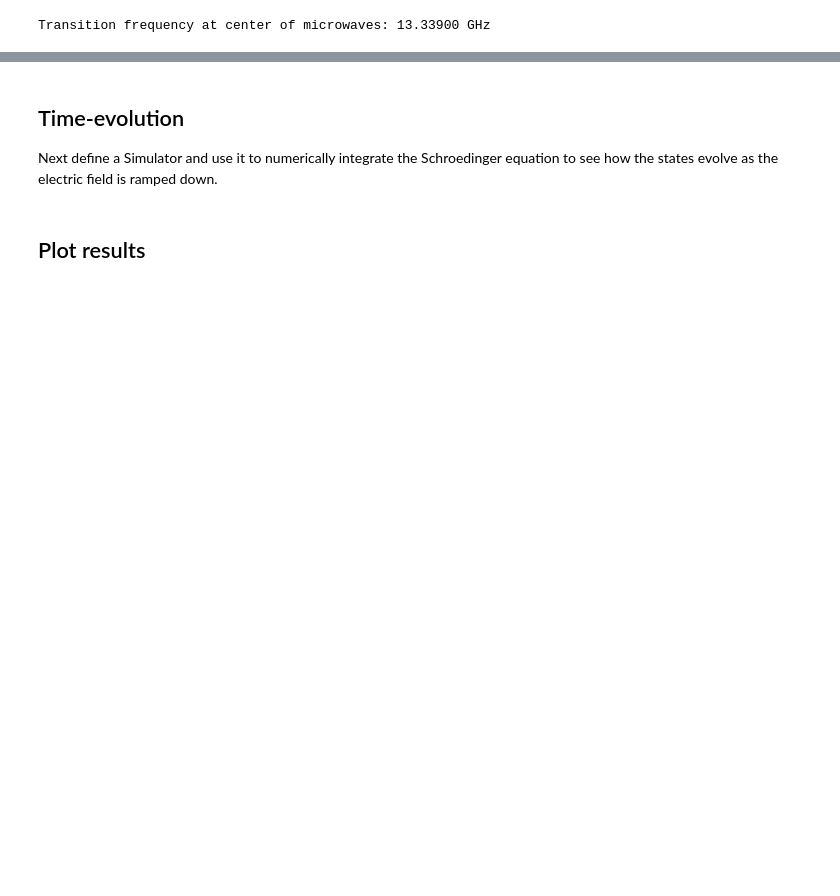
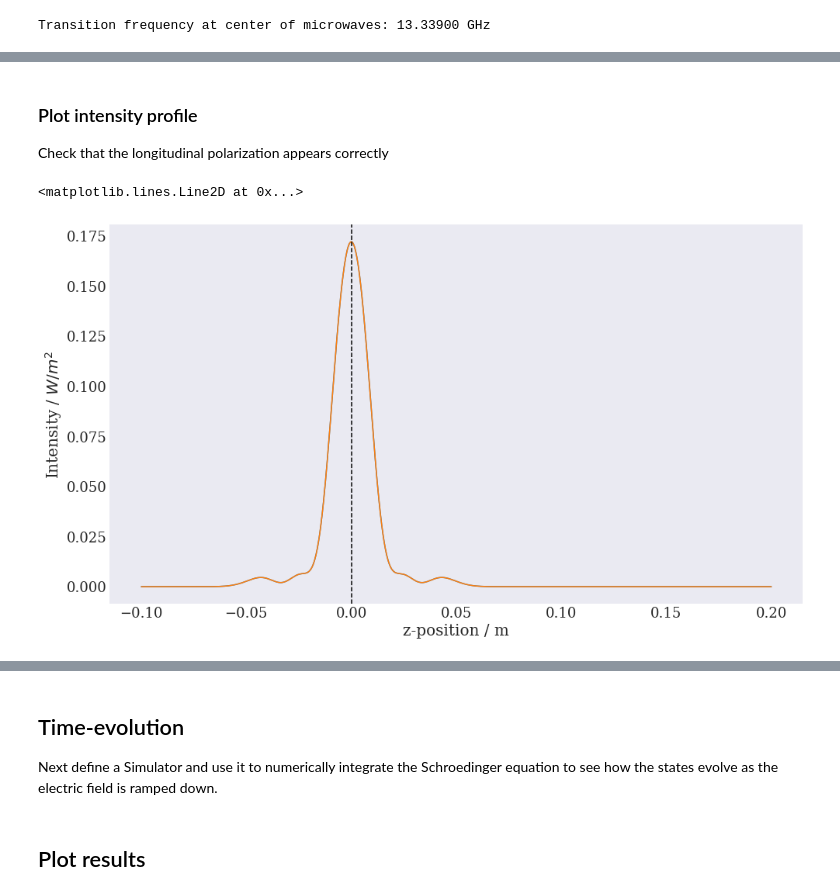
Before and after one commit to otimgren/centrex-state-prep, a Jupyter notebook: src/SPA1.ipynb, the cells around one changed output, grey strips where cells are left out. Saved outputs shown, nothing was run; the diff lists cells and outputs as text; code cells hidden in the pictures; blank space fills up the shorter version.

```diff
--- a/src/SPA1.ipynb
+++ b/src/SPA1.ipynb
@@ -128,2 +142,2 @@ state2 = J1_singlet
 # %%
-R0 = np.array([(0,0,0)]).T
+R0 = np.array((0.00,0,0.0))
@@ -141,4 +159,4 @@ P_R = lambda R: p_z
 # Define k-vector
 k = np.array((1,0,0))
 
-pol = Polarization(P_R, k)
+pol = Polarization(P_R, k, f_long = 1)
@@ -163 +174,4 @@ Transition frequency at center of microwaves: 13.33900 GHz
+# %%
+# Define a Gaussian intensity profile
+intensity = MeasuredBeam(power = 1e-3, sigma = 1*25.4e-3/(2*np.sqrt(2*np.log(2))), R0 = R0, k = k, freq = muW_freq)
 # %% [markdown]
@@ -165,3 +179,3 @@ Transition frequency at center of microwaves: 13.33900 GHz
 # %%
-mf01 = MicrowaveField(0, 1, intensity, pol, muW_freq)
+mf01 = MicrowaveField(0, 1, intensity, pol, muW_freq, hamiltonian.QN)
 # %% [markdown]
@@ -177,0 +194,20 @@ mf01.intensity.power
+# %% [markdown]
+### Plot intensity profile
+Check that the longitudinal polarization appears correctly
+# %%
+zs = np.linspace(-0.1, 0.075, 1000)
+t_array = np.linspace(0, trajectory.get_T(), 1000)
+Rs = np.array([trajectory.R_t(t) for t in t_array])
+intensities_R = np.array([mf01.intensity.I_R(trajectory.R_t(t)) for t in t_array])
+intensities = np.array([mf01.intensity.I_R(np.array([0,0,z])) for z in Rs[:,2]])
+
+
+fig, ax = plt.subplots()
+ax.plot(Rs[:,2],intensities_R)
+ax.plot(Rs[:,2],intensities)
+ax.set_xlabel("z-position / m")
+ax.set_ylabel(r"Intensity / $W/m^2$")
+ax.axvline(x = R0[2], ls ='--', c = 'k')
+# %% [output]
+<matplotlib.lines.Line2D at 0x...>
+[figure, added]
```
Also changed, not shown: parts of 37 cells of this notebook, 6 other files.
